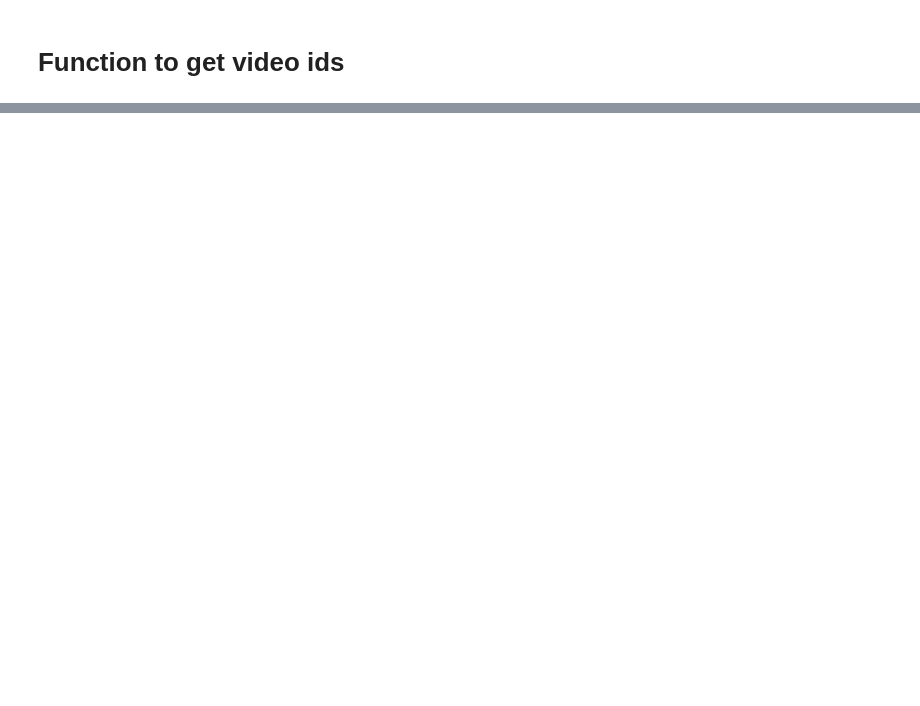
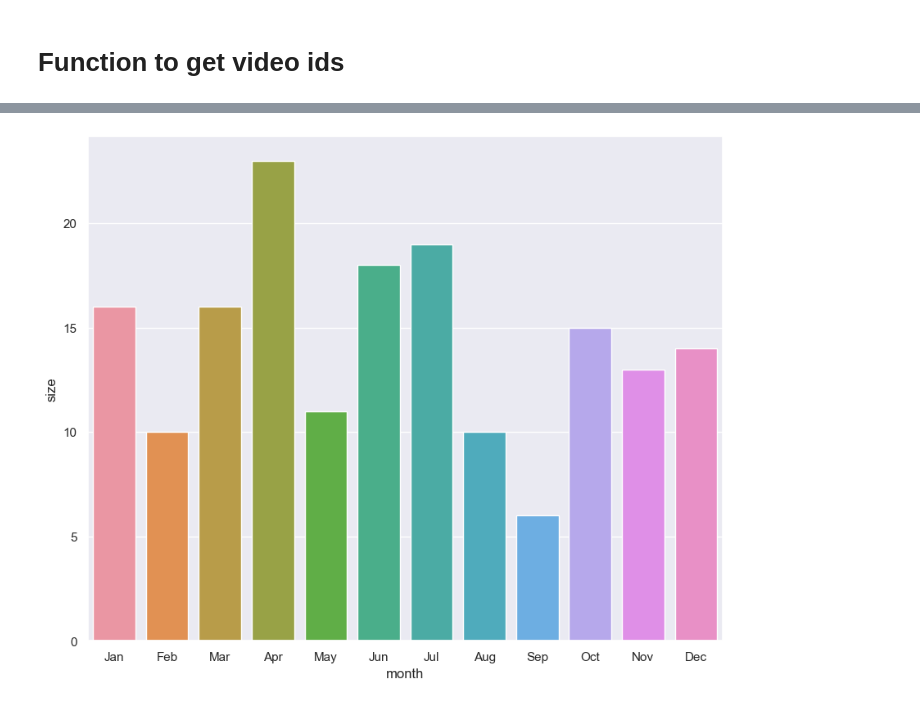
Before and after one commit to Dheeerazzz/YT-Analysis, a Jupyter notebook: project/YT-Analysis.ipynb, the cells around one changed output, grey strips where cells are left out. Cells and saved outputs as stored; diff of their text form; code cells hidden in the pictures; blank space fills up the shorter version.

```diff
--- a/project/YT-Analysis.ipynb
+++ b/project/YT-Analysis.ipynb
@@ -132,0 +203,11 @@ top10_vids.head(10)
+# %%
+sorted_months=['Jan','Feb','Mar','Apr','May','Jun','Jul','Aug','Sep','Oct','Nov','Dec']
+video_data_per_month['month']
+# %%
+video_data_per_month.index=pd.CategoricalIndex(video_data_per_month['month'],categories=sorted_months,ordered=True)
+#video_data_per_month.index=video_data_per_month.sort_index()
+video_data_per_month=video_data_per_month.sort_index()
+# %%
+ax2=sns.barplot(x='month',y='size',data=video_data_per_month)
+# %% [output]
+[figure, added]
```
Also changed, not shown: parts of 17 cells of this notebook, 2 other files.
